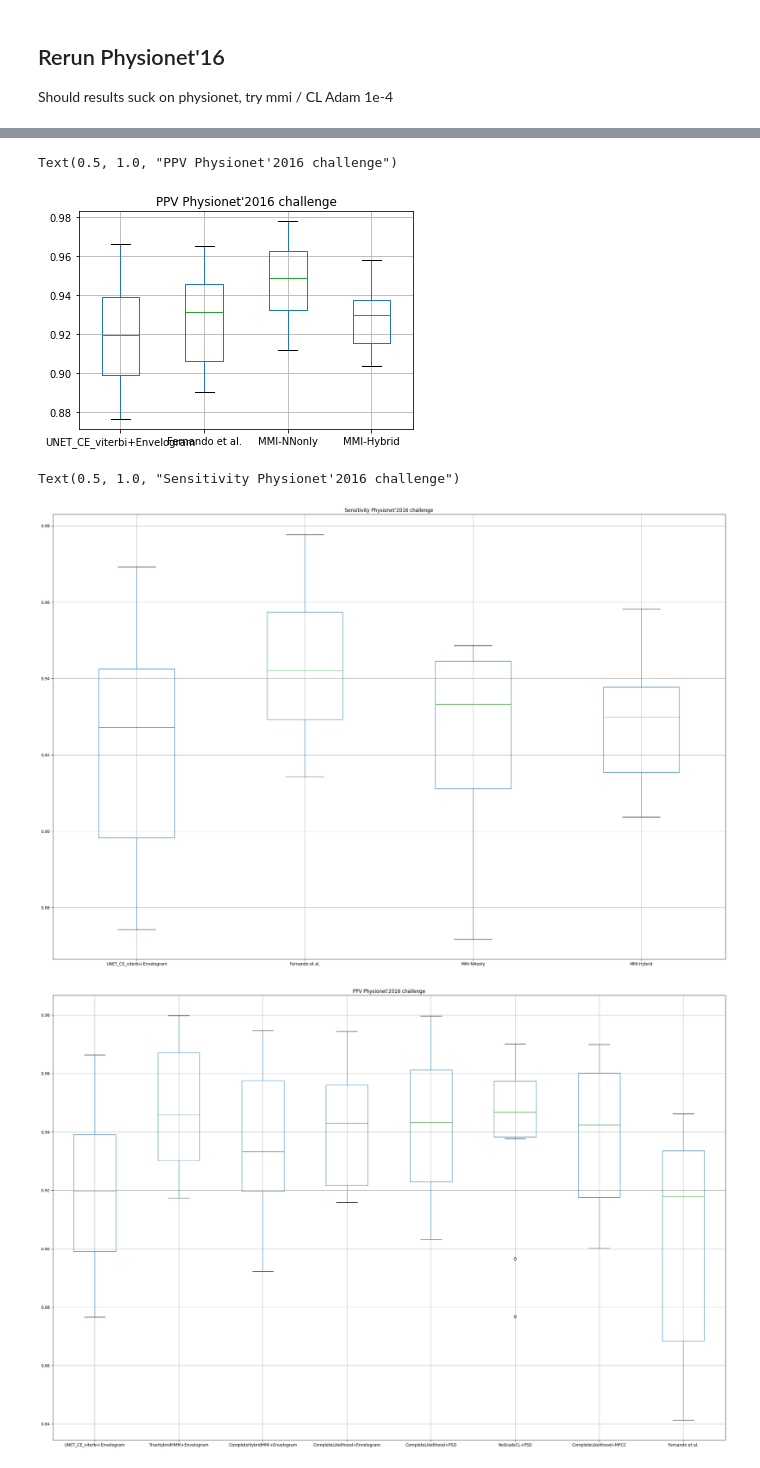
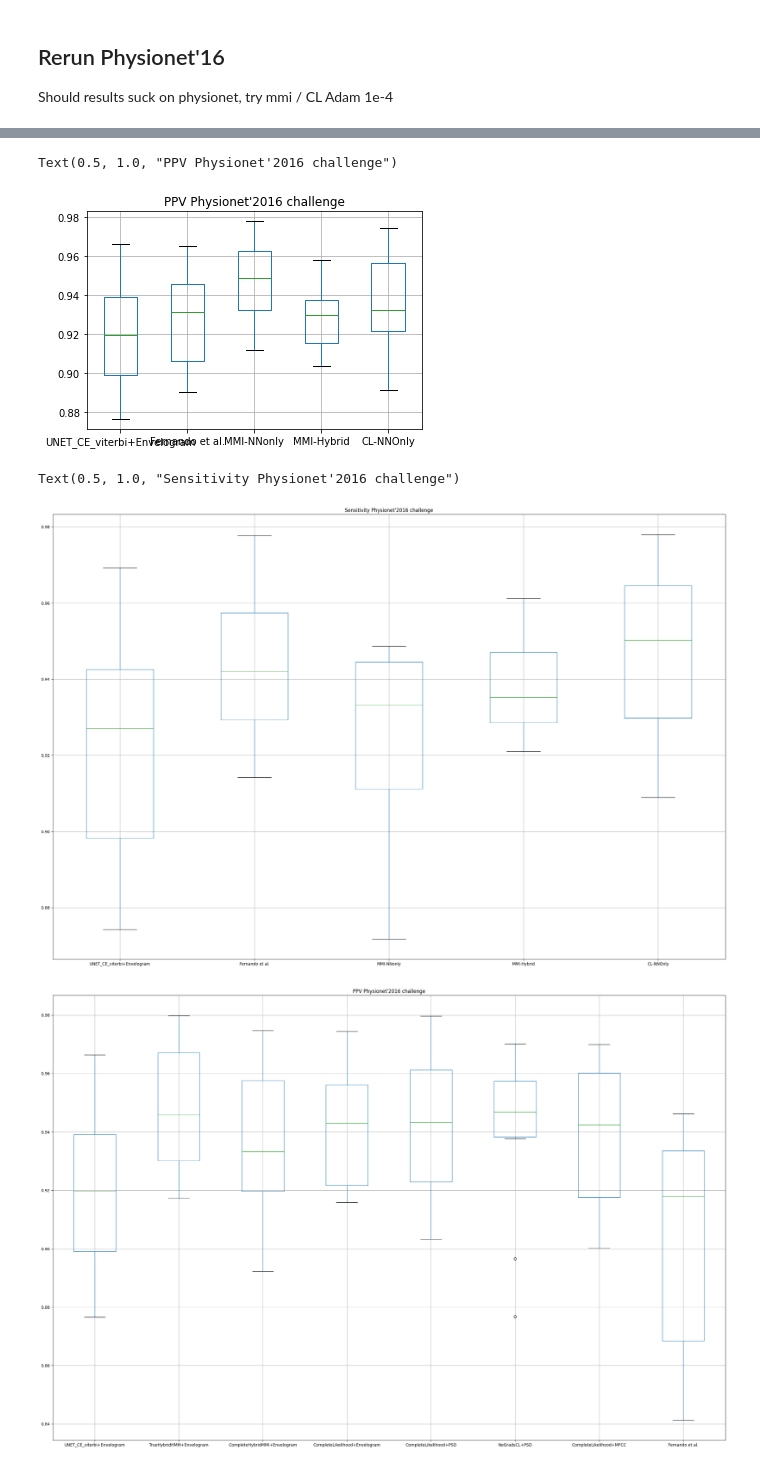
Before and after one commit to miguelmartins/hybrid-hmm, a Jupyter notebook: notebooks/physionet16_eval.ipynb, the cells around one changed output, grey strips where cells are left out. Drawn from its saved outputs; the diff is of its cells as text; code cells hidden in the pictures.

```diff
--- a/notebooks/physionet16_eval.ipynb
+++ b/notebooks/physionet16_eval.ipynb
@@ -183,4 +183,5 @@ ph16_crosse_unet_env = metrics_model('results/unet/unet/2022-02-26_07_49_39')
 ph16_fernando_CE_mfcc = metrics_model('results/rerun/fernando/fernando_CE_physio16_mfcc_joint/2022-09-17_07_52_13/')
 ph16_hmm_nnonly_mmi_env = metrics_model('results/rerun/hybrid/hmm_nnonly_mmi_env_physio16/2022-09-17_10_08_14')
 ph16_hmm_hybrid_mmi_env = metrics_model('results/rerun/hybrid/hmm_hybrid_mmi_env_physio16/2022-09-16_15_46_30')
+ph16_hmm_nnonly_cl_env = metrics_model('results/rerun/hybrid/hmm_nnonly_cl_env_physio16/2022-09-18_09_38_31')
 # %%
@@ -206,25 +191,27 @@ p_states.mat                           viterbi.mat
 # %%
 df = pd.DataFrame({'UNET_CE_viterbi+Envelogram': ph16_crosse_unet_env[1],
                    'Fernando et al.': ph16_fernando_CE_mfcc[1],
                    'MMI-NNonly': ph16_hmm_nnonly_mmi_env[1],
-                   'MMI-Hybrid': ph16_hmm_hybrid_mmi_env[1]
+                   'MMI-Hybrid': ph16_hmm_hybrid_mmi_env[1],
+                   'CL-NNOnly': ph16_hmm_nnonly_cl_env[1]
                    }) # no grads CL, no grads MMI,  CL envelogram, corrected fernando
 boxplot = df.boxplot(column=list(df.keys()), figsize=(30,20))
 plt.title('PPV Physionet\'2016 challenge')
 # %% [output]
 Text(0.5, 1.0, "PPV Physionet'2016 challenge")
-[figure, old version]
+[figure, new version]
 # %%
 df = pd.DataFrame({'UNET_CE_viterbi+Envelogram': ph16_crosse_unet_env[2],
                    'Fernando et al.': ph16_fernando_CE_mfcc[2],
                    'MMI-NNonly': ph16_hmm_nnonly_mmi_env[2], # run at 1e-3
-                   'MMI-Hybrid': ph16_hmm_hybrid_mmi_env[1]  # run at 1e-3 maybe try 1e-4
+                   'MMI-Hybrid': ph16_hmm_hybrid_mmi_env[2],
+                   'CL-NNOnly': ph16_hmm_nnonly_cl_env[2]# run at 1e-3 maybe try 1e-4
                    }) # no grads CL, no grads MMI,  CL envelogram, corrected fernando
 boxplot = df.boxplot(column=list(df.keys()), figsize=(30,20))
 plt.title('Sensitivity Physionet\'2016 challenge')
 # %% [output]
 Text(0.5, 1.0, "Sensitivity Physionet'2016 challenge")
-[figure, old version]
+[figure, new version]
 # %%
 # Hybrid gradients_physionet16_cnn_envelograms_only
 ph16_hybrid_cnn_env = metrics_model('results/hybrid/hmm_gradshybrid_envelograms_physio16_10fold/2022-02-25_08_33_40')
```
Also changed, not shown: parts of 1 cell of this notebook.
